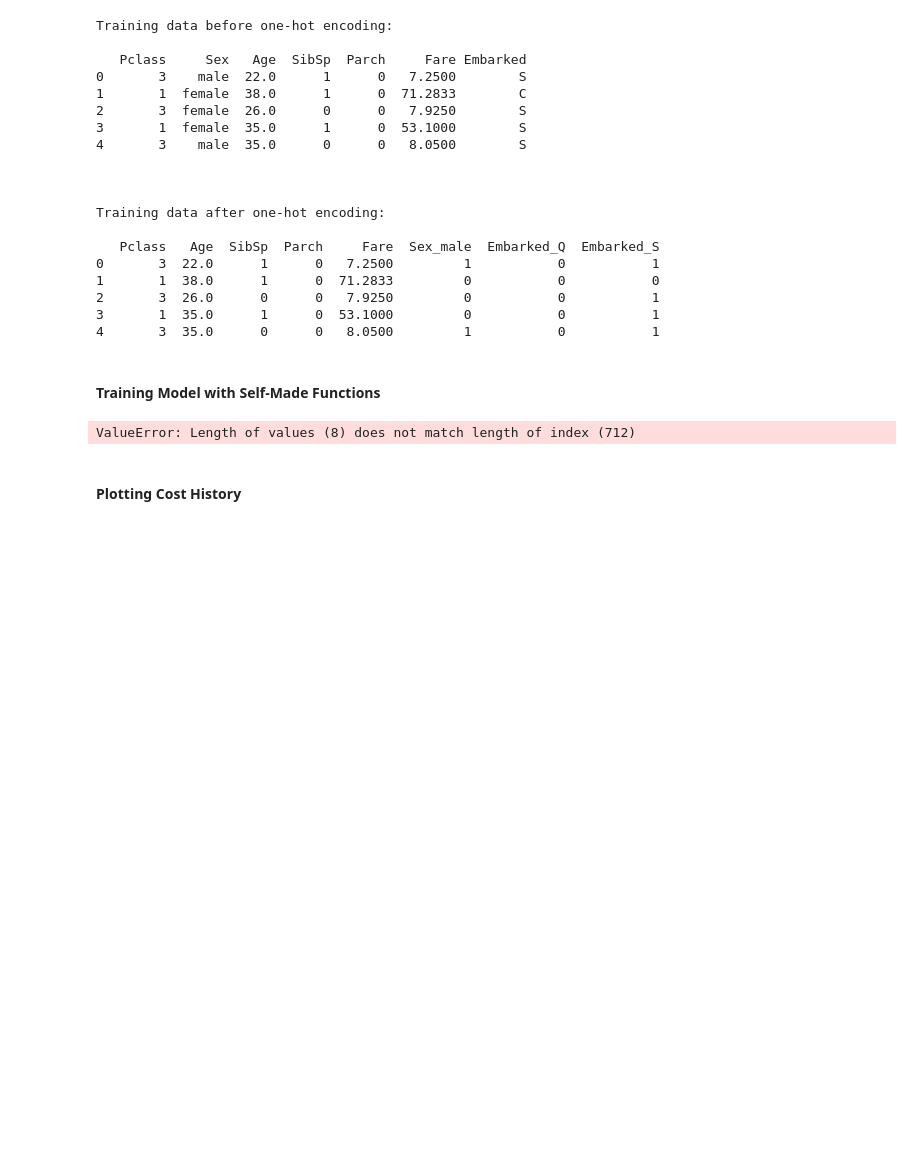
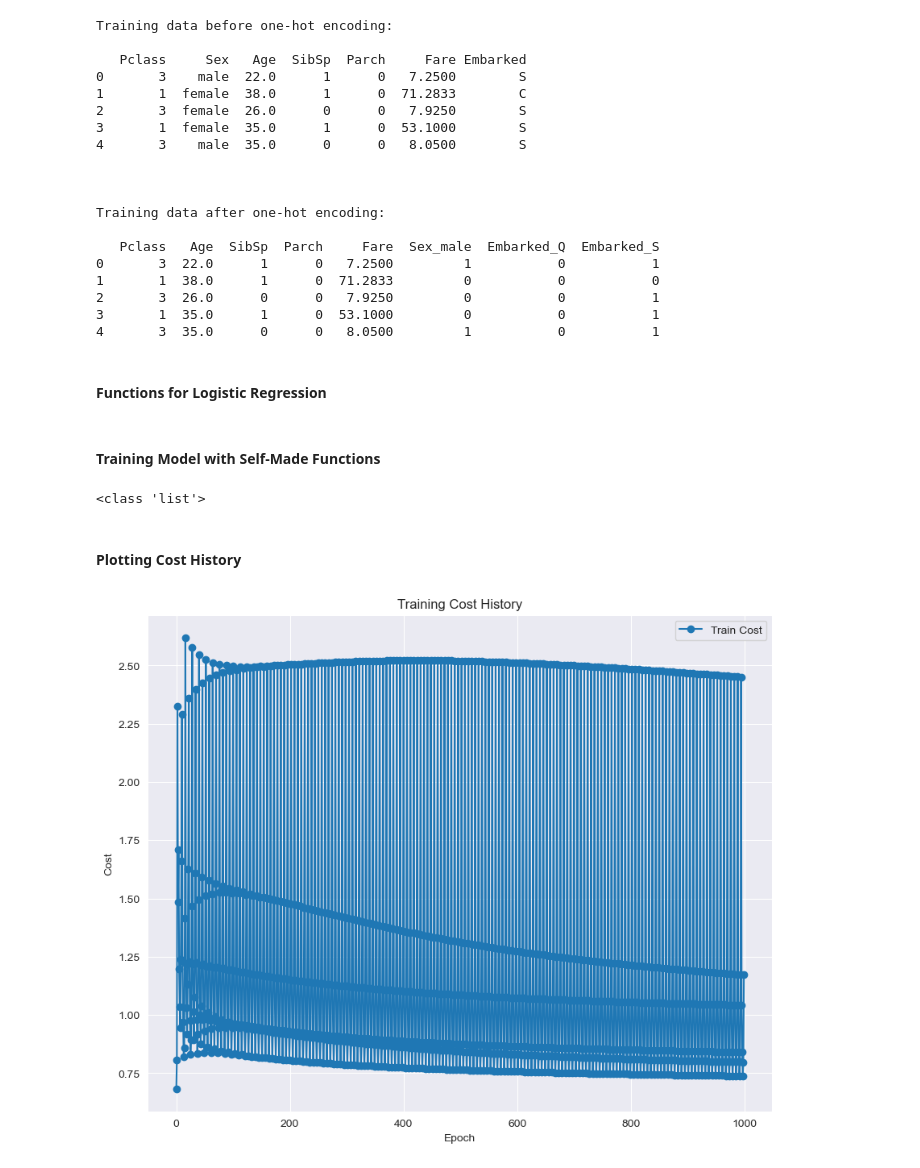
Before and after one commit to jaogle04/cs325, a Jupyter notebook: HW1/titanic_survivor_pred.ipynb, the cells around one changed output. Saved outputs shown, nothing was run; the diff lists cells and outputs as text; code cells hidden in the pictures; blank space fills up the shorter version.

```diff
--- a/HW1/titanic_survivor_pred.ipynb
+++ b/HW1/titanic_survivor_pred.ipynb
@@ -136,3 +58,5 @@ Training data after one-hot encoding:
 2       3  26.0      0      0   7.9250         0           0           1
 3       1  35.0      1      0  53.1000         0           0           1
 4       3  35.0      0      0   8.0500         1           0           1
+# %% [markdown]
+#### Functions for Logistic Regression
@@ -139,19 +153,21 @@ Training data after one-hot encoding:
 # %% [markdown]
 #### Training Model with Self-Made Functions
 # %%
-learning_rate = 0.05
-n_epochs = 100
+learning_rate = 0.01
+n_epochs = 1000
 valid_params, bias, cost_history = train(X, y, learning_rate, n_epochs, reg_lambda=0.0, X_val=None, y_val=None)
-print(valid_params)
+print(type(cost_history))
 # %% [output]
-ValueError: Length of values (8) does not match length of index (712)
+<class 'list'>
 # %% [markdown]
 #### Plotting Cost History
 # %%
 plt.figure(figsize=(10, 8))
-plt.plot(n_epochs, cost_history, marker='-', linewidth=1.5, label='Train Cost')
+plt.plot(range(n_epochs), cost_history, marker='o', linewidth=1.5, label='Train Cost')
 plt.xlabel('Epoch')
 plt.ylabel('Cost')
 plt.title('Training Cost History')
 plt.legend()
 plt.show()
+# %% [output]
+[figure, added]
```
Also changed, not shown: parts of 5 cells of this notebook.
